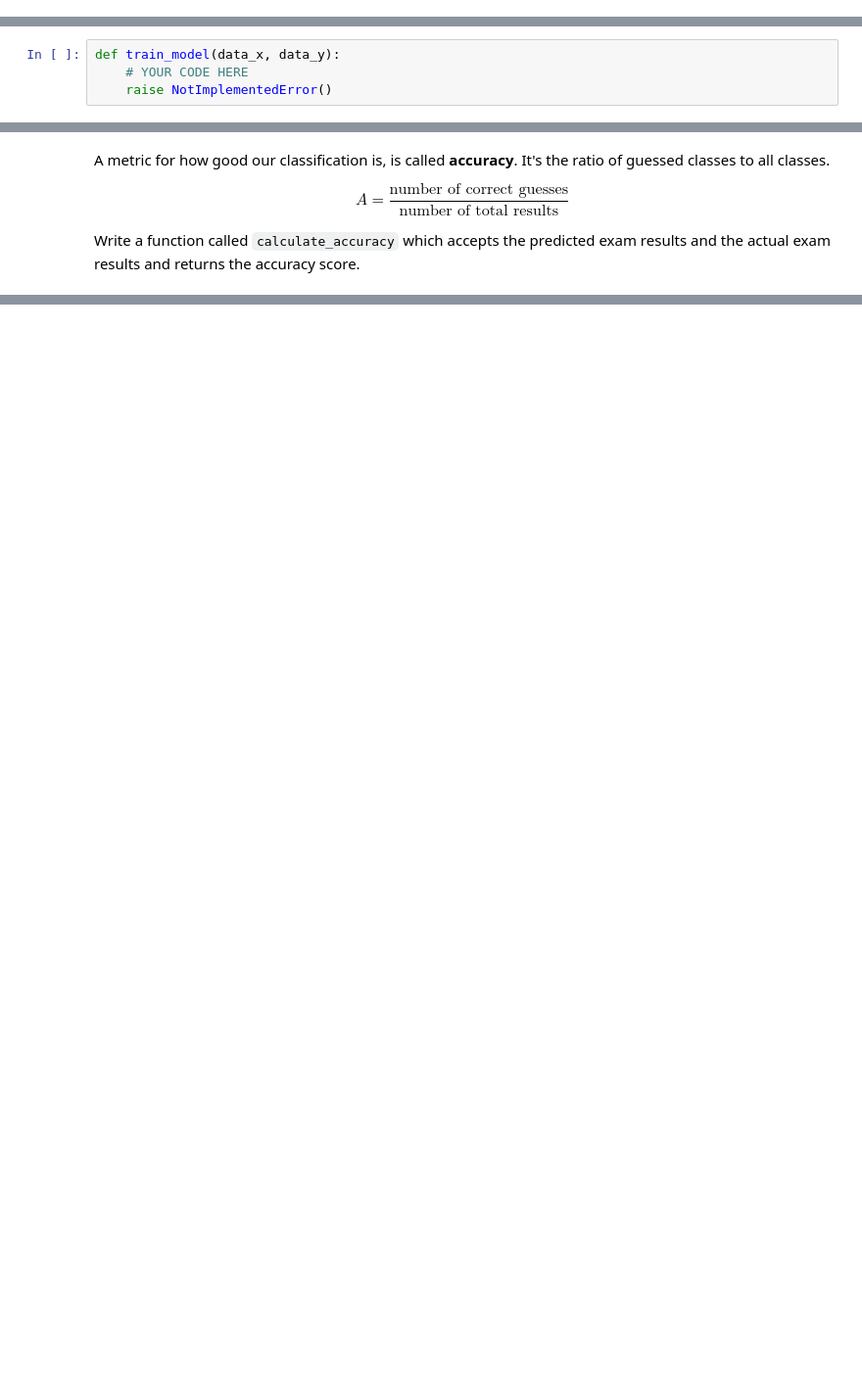
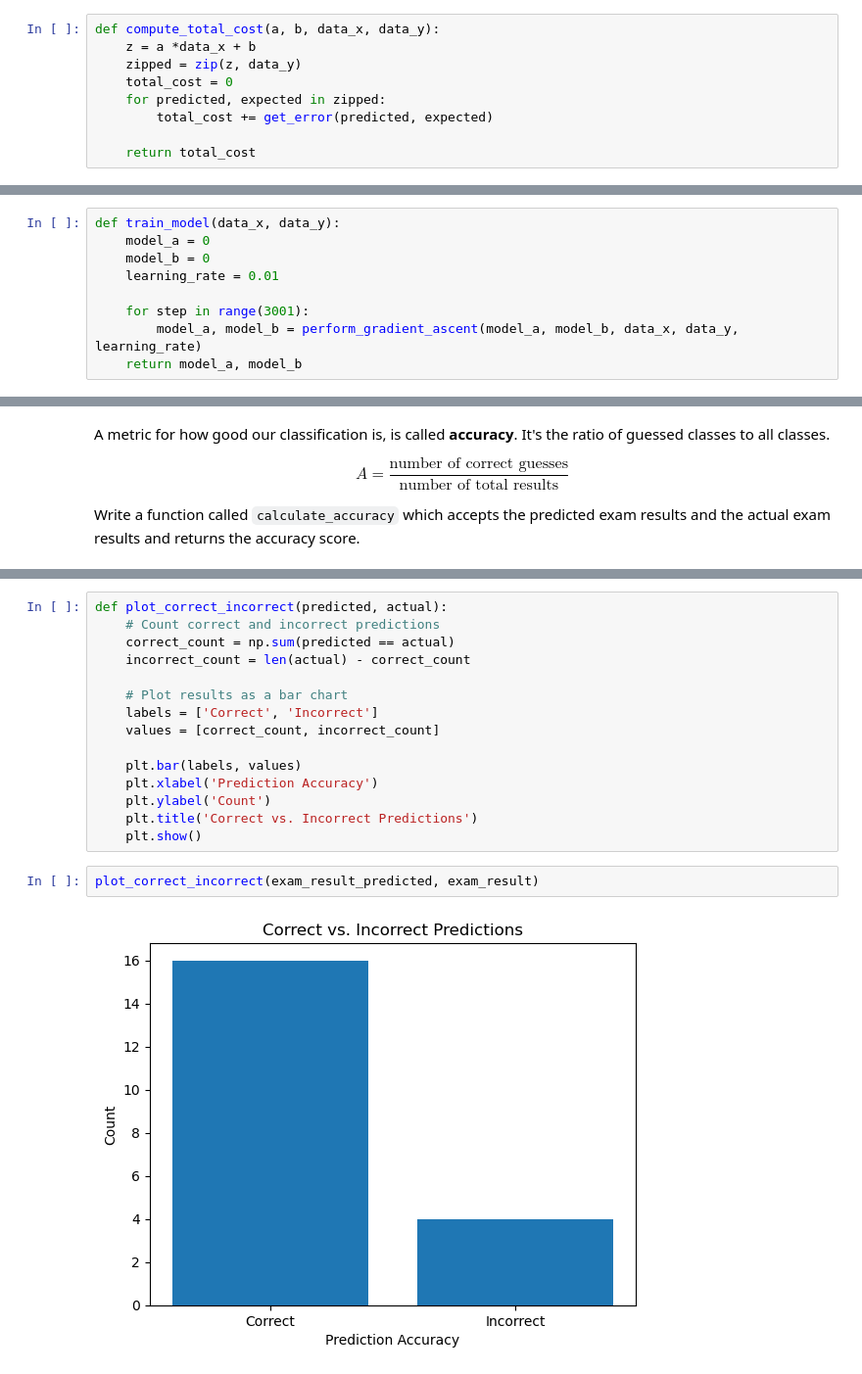
Before and after one commit to mstoychev/Data-Science-SoftwareUniversity, a Jupyter notebook: 6. Regression Models/2. Homework/Regression Models Lab.ipynb, the cells around one changed output, grey strips where cells are left out. Shown at 98% size. Drawn from its saved outputs; the diff is of its cells as text; blank space fills up the shorter version.

```diff
--- a/6. Regression Models/2. Homework/Regression Models Lab.ipynb
+++ b/6. Regression Models/2. Homework/Regression Models Lab.ipynb
@@ -359,3 +355,12 @@ def compute_total_cost(a, b, data_x, data_y):
+# %%
+def compute_total_cost(a, b, data_x, data_y):
+    z = a *data_x + b
+    zipped = zip(z, data_y)
+    total_cost = 0
+    for predicted, expected in zipped:
+        total_cost += get_error(predicted, expected)
+
+    return total_cost
 # %% [markdown]
 Now let's go back and see what total costs we should get. We saw that the last function approximation looked most reasonable. It should have the smallest error.
 # %%
@@ -389,10 +402,15 @@ def perform_gradient_ascent(a, b, data_x, data_y, learning_rate):
 Use that to perform 3 000 iterations. Start from $a = 0,\ b = 0$. At each iteration, update $a$ and $b$. Print the final values at the end. Use `all_times` and `exam_result` as your variables. Use a learning rate $\alpha = 0.01$.
 
 If you wish, you can call `compute_total_cost(a, b, data_x, data_y)` and even plot the learning curve. This will give you a good idea whether your model worked or not.
-# %%
-def train_model(data_x, data_y):
-    # YOUR CODE HERE
-    raise NotImplementedError()
+# %%
+def train_model(data_x, data_y):
+    model_a = 0
+    model_b = 0
+    learning_rate = 0.01
+
+    for step in range(3001):
+        model_a, model_b = perform_gradient_ascent(model_a, model_b, data_x, data_y, learning_rate)
+    return model_a, model_b
 # %%
 a, b = train_model(all_times, exam_result)
 print("a = {}; b = {}".format(a, b))
@@ -436 +469,20 @@ print(calculate_accuracy(exam_result_predicted, exam_result))
+# %%
+def plot_correct_incorrect(predicted, actual):
+    # Count correct and incorrect predictions
+    correct_count = np.sum(predicted == actual)
+    incorrect_count = len(actual) - correct_count
+
+    # Plot results as a bar chart
+    labels = ['Correct', 'Incorrect']
+    values = [correct_count, incorrect_count]
+
+    plt.bar(labels, values)
+    plt.xlabel('Prediction Accuracy')
+    plt.ylabel('Count')
+    plt.title('Correct vs. Incorrect Predictions')
+    plt.show()
+# %%
+plot_correct_incorrect(exam_result_predicted, exam_result)
+# %% [output]
+[figure, added]
 # %% [markdown]
```
Also changed, not shown: parts of 14 cells of this notebook.
